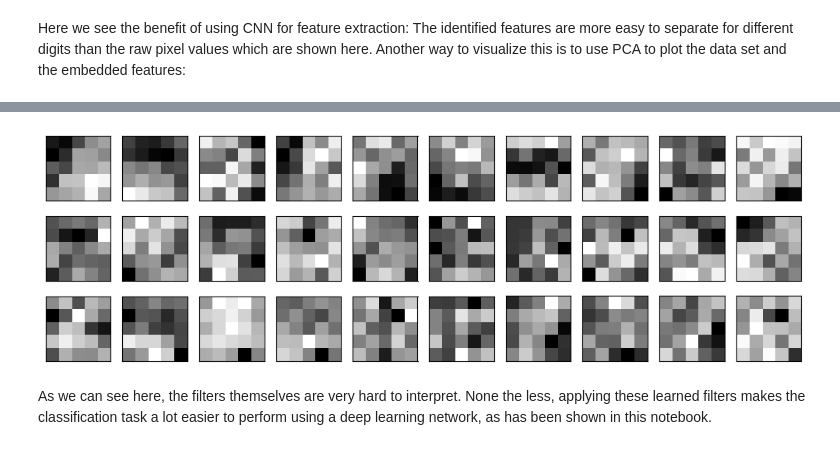
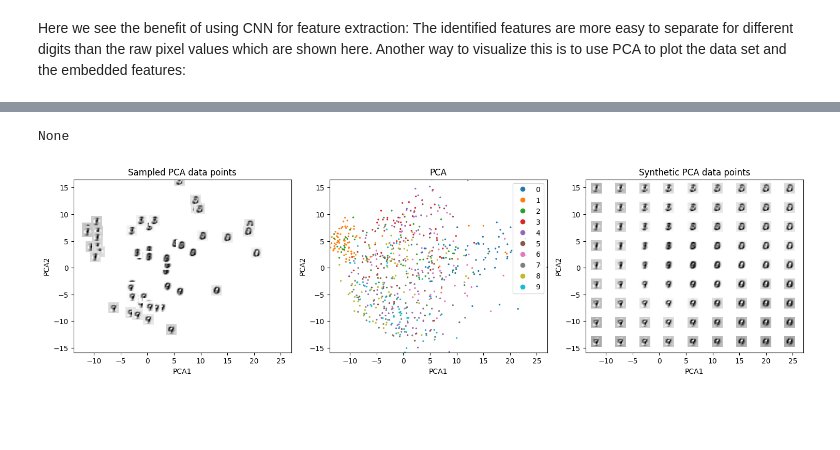
Before and after one commit to CecinestpasJonatan/MachineaLearningIntroNotebook, a Jupyter notebook: MachineLearningIntro.ipynb, the cells around one changed output, grey strips where cells are left out. Saved outputs shown, nothing was run; the diff lists cells and outputs as text; code cells hidden in the pictures; blank space fills up the shorter version.

```diff
--- a/MachineLearningIntro.ipynb
+++ b/MachineLearningIntro.ipynb
@@ -1080,24 +1067,55 @@ To see how these features are extracted from each image, we can also take a look
-# %%
-#@title Code
-from torchvision import utils
-import scipy as sp
-
-f1 = networkCNN.conv1.weight.detach().numpy()
-f2 = networkCNN.conv2.weight.detach().numpy()
-f3 = networkCNN.conv3.weight.detach().numpy()
-
-filter_layers = [f1, f2, f3]
-
-fig = plt.figure(figsize=(10, 10/3))
-
-for j, filters in zip(range(3), filter_layers):
-  for i in range(10):
-    plt.subplot(3, 10, j*10 + i + 1)
-    plt.imshow(filters[i, 0, :, :], cmap=cmap)
-    plt.xticks([])
-    plt.yticks([])
-plt.tight_layout()
-# %% [output]
-[figure, removed]
-# %% [markdown]
-As we can see here, the filters themselves are very hard to interpret. None the less, applying these learned filters makes the classification task a lot easier to perform using a deep learning network, as has been shown in this notebook.
+# %%
+#@title Code
+
+im_size = 2
+n_images = 50
+
+sampled_points = pca_raw[np.random.choice(len(pca_raw), n_images, replace=False)]
+
+raw_inverse = pca_raw_.inverse_transform(sampled_points)
+
+fig, ax = plt.subplots(ncols=3, figsize=(15,5))
+
+for i in range(3):
+  ax[i].set_xlim(np.min(pca_raw[:, 0]), np.max(pca_raw[:, 0]))
+  ax[i].set_ylim(np.min(pca_raw[:, 1]), np.max(pca_raw[:, 1]))
+
+for ind, im in enumerate(raw_inverse):
+  image = im.reshape(28, 28)
+  ax[0].imshow(image, interpolation='none', cmap=cmap, extent=(sampled_points[ind, 0], sampled_points[ind, 0] + im_size, sampled_points[ind, 1], sampled_points[ind, 1] + im_size,))
+
+pca_scatter_raw = ax[1].scatter(pca_raw[:, 0], pca_raw[:, 1], s=2, c=ex_target_full.flatten()[ex_target_full_idx], cmap='tab10')
+ax[1].legend(*pca_scatter_raw.legend_elements())
+
+print(ax[1].set_aspect(1))
+
+pca1_range = np.linspace(np.min(pca_raw[:, 0]), np.max(pca_raw[:, 0]), 10)
+pca2_range = np.linspace(np.min(pca_raw[:, 1]), np.max(pca_raw[:, 1]), 10)
+
+grid = []
+
+for a in pca1_range:
+  for b in pca2_range:
+    grid.append([a, b])
+
+grid = np.vstack(grid)
+
+raw_inverse = pca_raw_.inverse_transform(grid)
+
+for ind, im in enumerate(raw_inverse):
+  image = im.reshape(28, 28)
+  ax[2].imshow(image, interpolation='none', cmap=cmap, extent=(grid[ind, 0] + im_size/2, grid[ind, 0] + im_size + im_size/2, grid[ind, 1] + im_size/2, grid[ind, 1] + im_size + im_size/2,))
+
+for i in range(3):
+  ax[i].set_xlabel("PCA1")
+  ax[i].set_ylabel("PCA2")
+
+ax[0].set_title('Sampled PCA data points')
+ax[1].set_title('PCA')
+ax[2].set_title('Synthetic PCA data points')
+
+plt.tight_layout()
+plt.show()
+# %% [output]
+None
+[figure, added]
```
Also changed, not shown: parts of 15 cells of this notebook.
